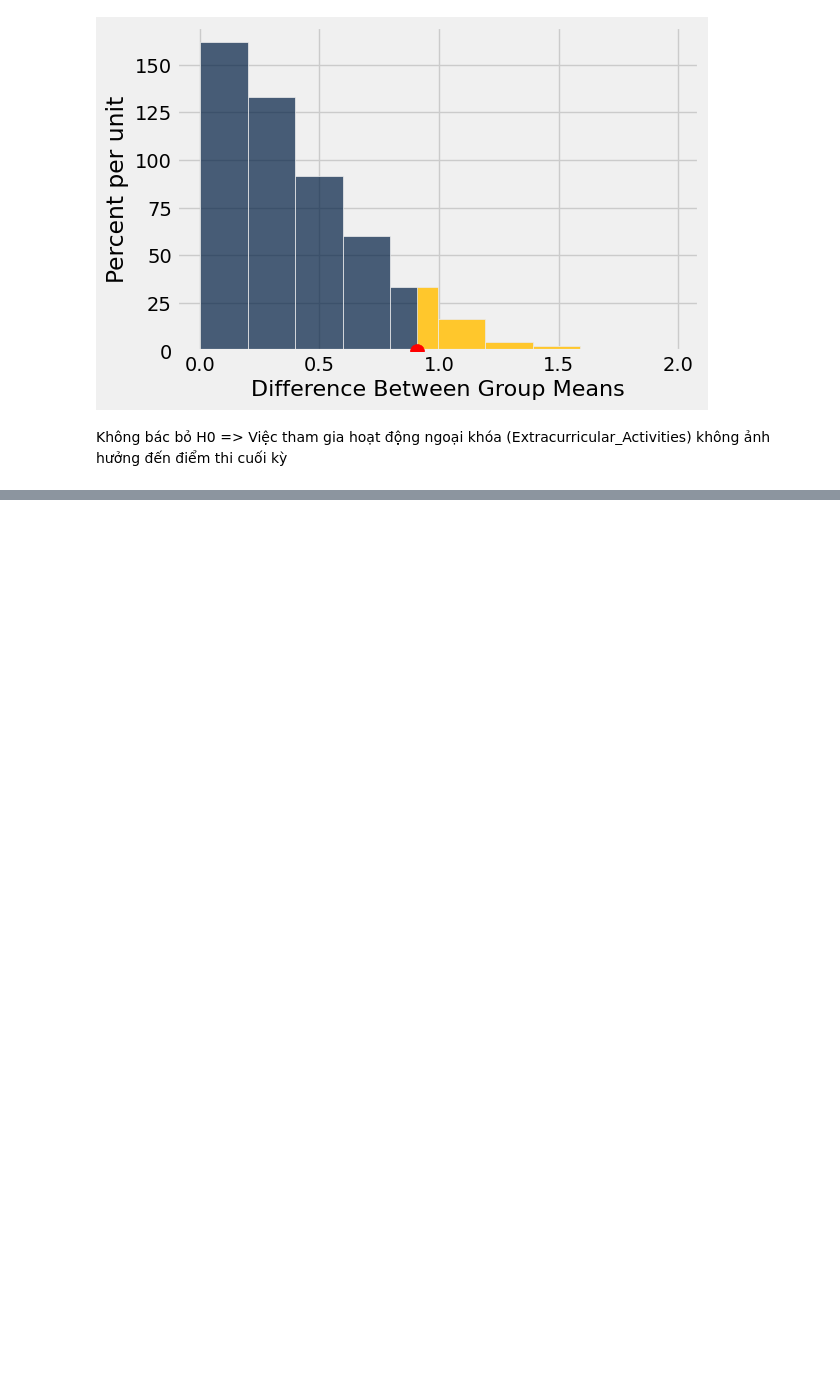
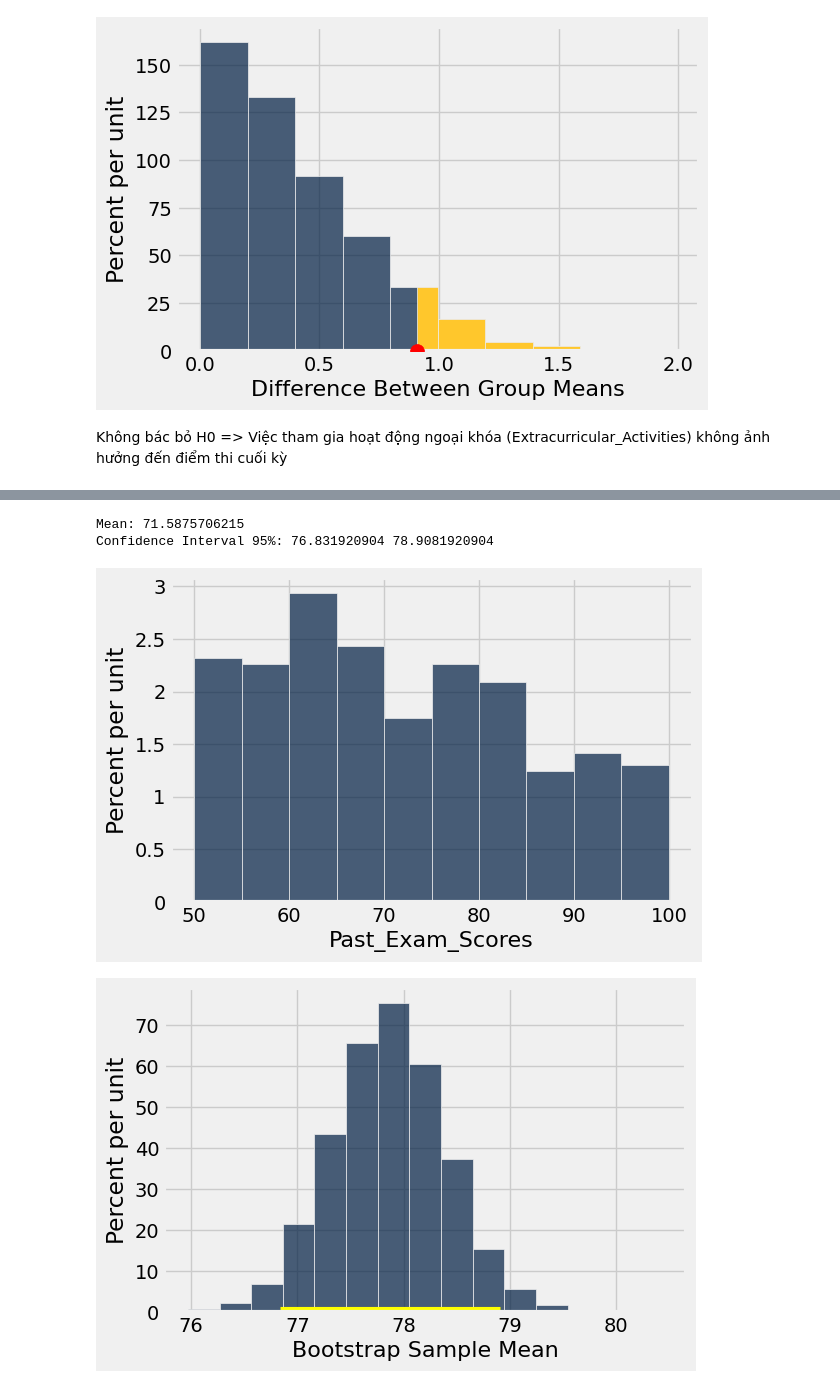
Before and after one commit to anizme/UET_DataScience_Prj, a Jupyter notebook: explore_spp_data.ipynb, the cells around one changed output, grey strips where cells are left out. Saved outputs shown, nothing was run; the diff lists cells and outputs as text; code cells hidden in the pictures; blank space fills up the shorter version.

```diff
--- a/explore_spp_data.ipynb
+++ b/explore_spp_data.ipynb
@@ -670,0 +714,7 @@ Không bác bỏ H0
+# %%
+estimate(fail_group, 'Past_Exam_Scores')
+# %% [output]
+Mean: 71.5875706215
+Confidence Interval 95%: 76.831920904 78.9081920904
+[figure, added]
+[figure, added]
```
Also changed, not shown: parts of 24 cells of this notebook.
